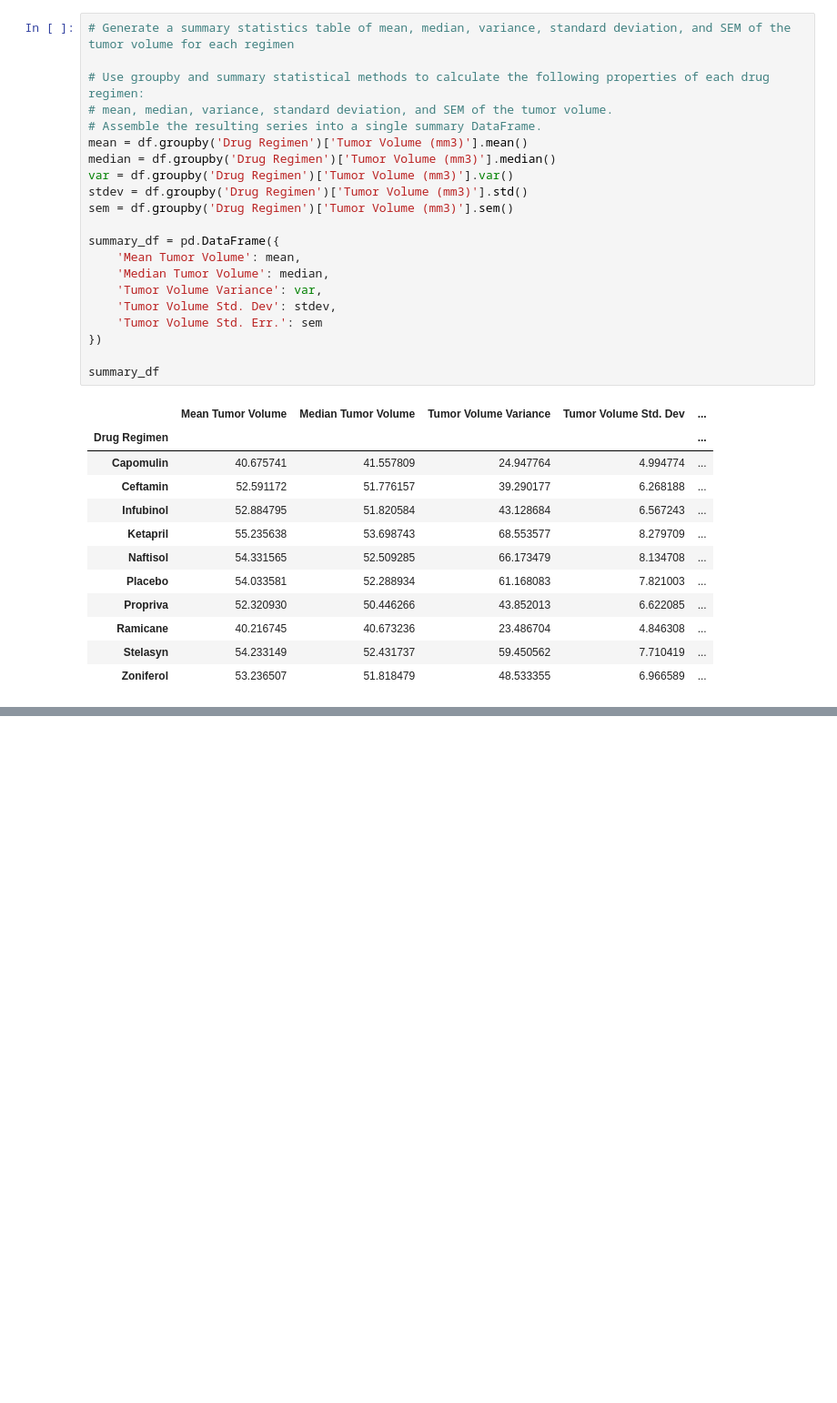
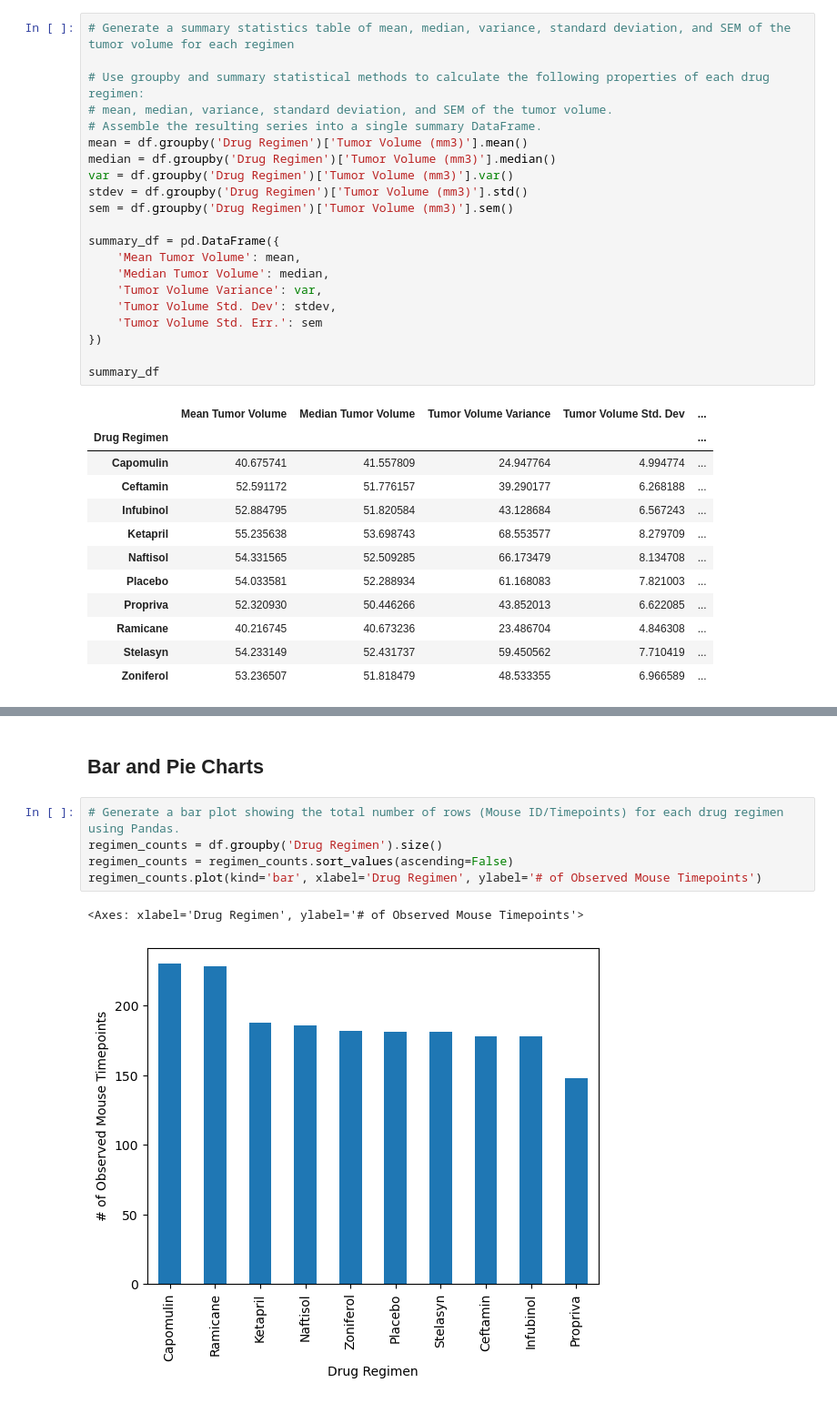
Before and after one commit to griffinracey/matplotlib-challenge, a Jupyter notebook: Pymaceuticals/main.ipynb, the cells around one changed output, grey strips where cells are left out. Shown: that part at 91% size. Saved outputs shown, nothing was run; the diff lists cells and outputs as text; blank space fills up the shorter version.

```diff
--- a/Pymaceuticals/main.ipynb
+++ b/Pymaceuticals/main.ipynb
@@ -116,0 +138,10 @@ summary_df
+# %% [markdown]
+## Bar and Pie Charts
+# %%
+# Generate a bar plot showing the total number of rows (Mouse ID/Timepoints) for each drug regimen using Pandas.
+regimen_counts = df.groupby('Drug Regimen').size()
+regimen_counts = regimen_counts.sort_values(ascending=False)
+regimen_counts.plot(kind='bar', xlabel='Drug Regimen', ylabel='# of Observed Mouse Timepoints')
+# %% [output]
+<Axes: xlabel='Drug Regimen', ylabel='# of Observed Mouse Timepoints'>
+[figure, added]
```
Also changed, not shown: parts of 6 cells of this notebook.
